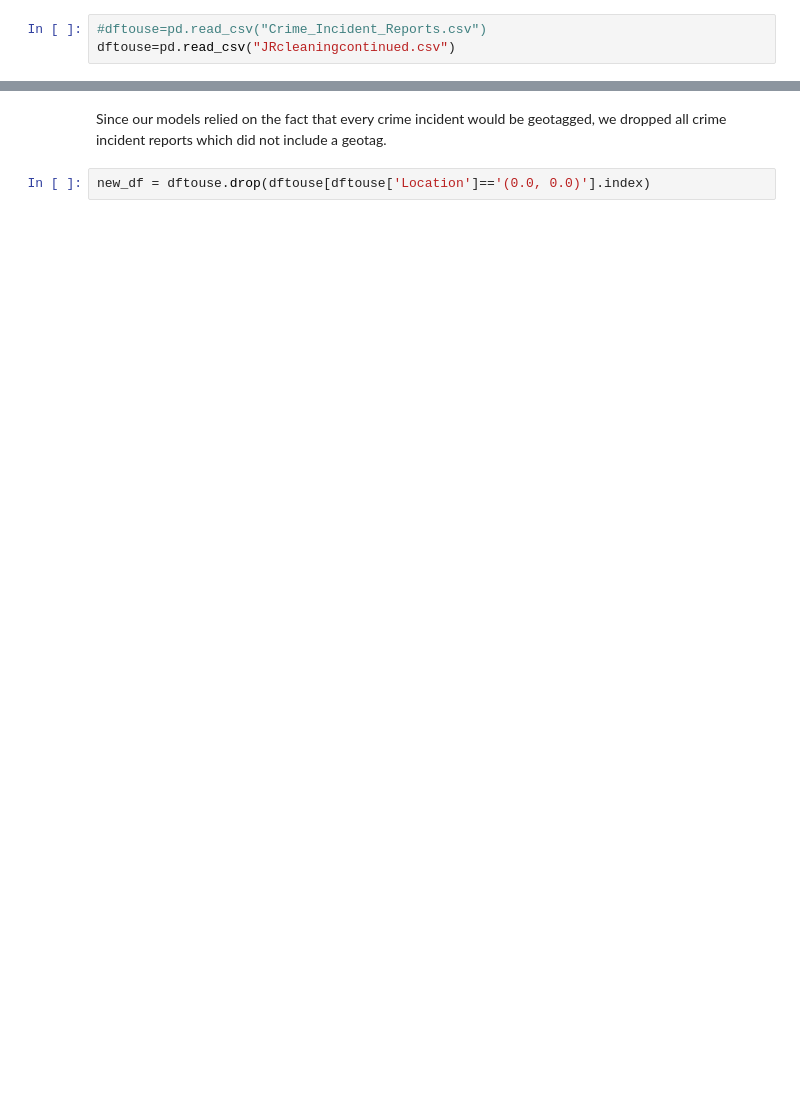
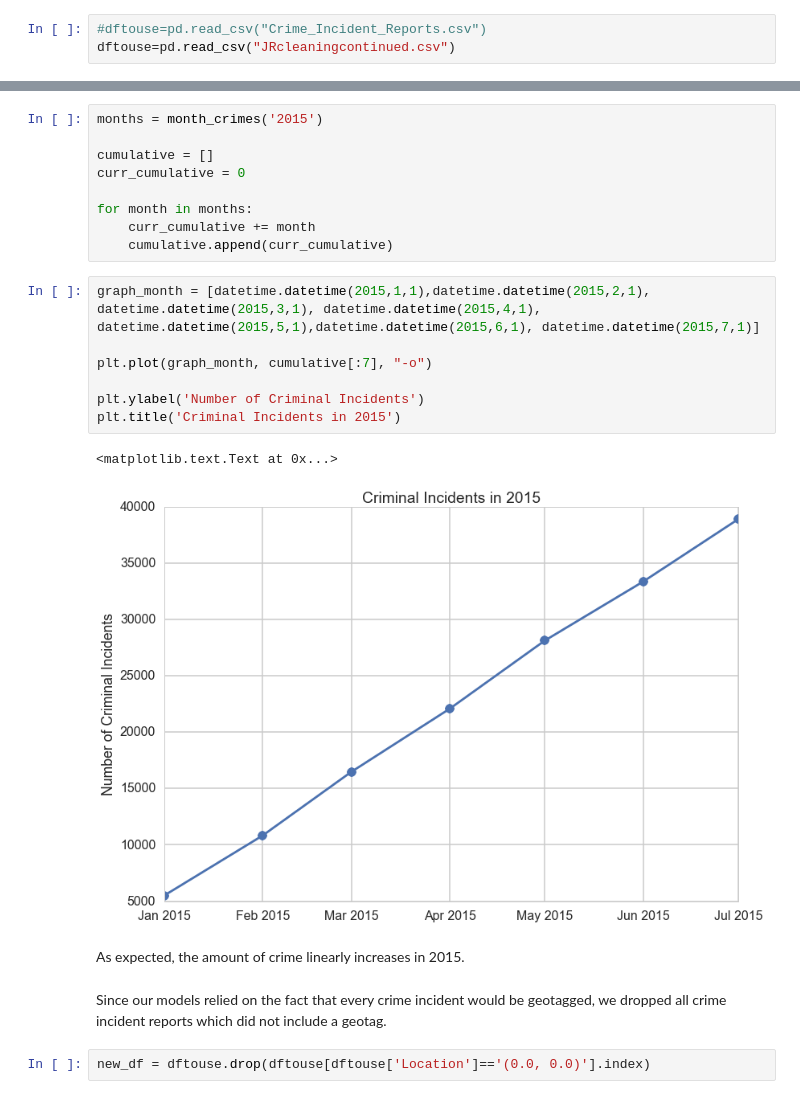
Before and after one commit to carlf312/109-Final-Project, a Jupyter notebook: Static Data.ipynb, the cells around one changed output, grey strips where cells are left out. Drawn from its saved outputs; the diff is of its cells as text; blank space fills up the shorter version.

```diff
--- a/Static Data.ipynb
+++ b/Static Data.ipynb
@@ -33,3 +136,24 @@ dftouse=pd.read_csv("JRcleaningcontinued.csv")
+# %%
+months = month_crimes('2015')
+
+cumulative = []
+curr_cumulative = 0
+
+for month in months:
+    curr_cumulative += month
+    cumulative.append(curr_cumulative)
+# %%
+graph_month = [datetime.datetime(2015,1,1),datetime.datetime(2015,2,1), datetime.datetime(2015,3,1), datetime.datetime(2015,4,1), datetime.datetime(2015,5,1),datetime.datetime(2015,6,1), datetime.datetime(2015,7,1)]
+
+plt.plot(graph_month, cumulative[:7], "-o")
+
+plt.ylabel('Number of Criminal Incidents')
+plt.title('Criminal Incidents in 2015')
+# %% [output]
+<matplotlib.text.Text at 0x...>
+[figure, added]
+# %% [markdown]
+As expected, the amount of crime linearly increases in 2015.
 # %% [markdown]
 Since our models relied on the fact that every crime incident would be geotagged, we dropped all crime incident reports which did not include a geotag.
 # %%
```
Also changed, not shown: parts of 39 cells of this notebook, 3 other files.
